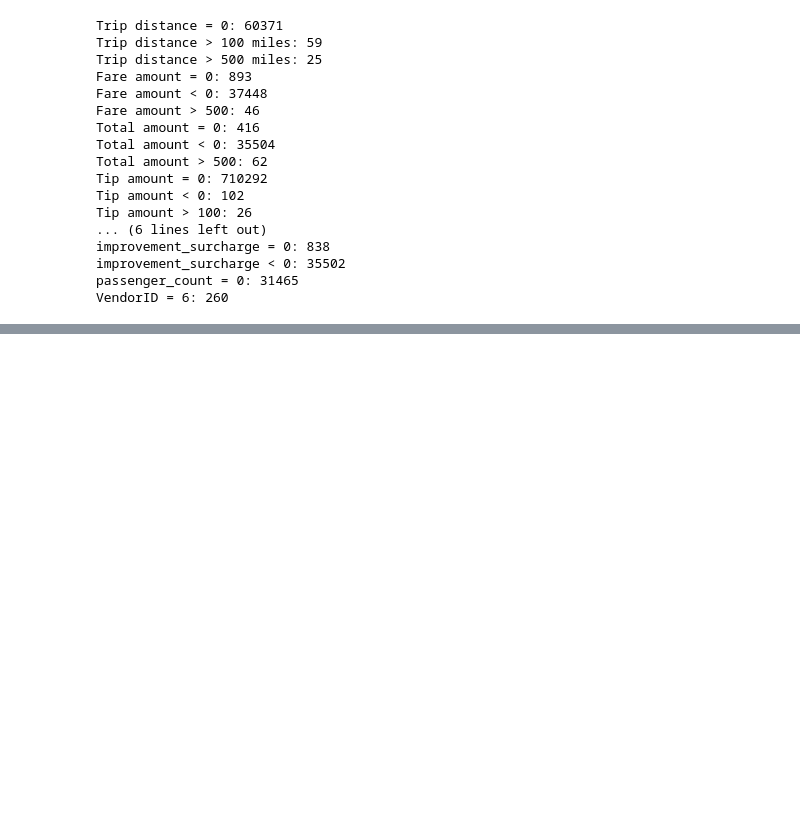
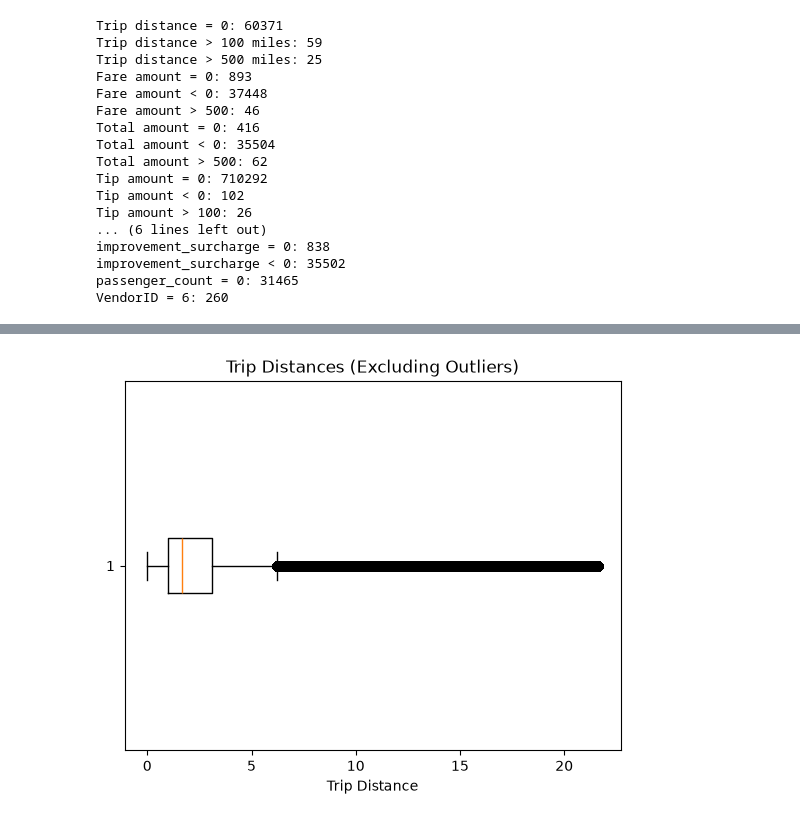
Before and after one commit to vnprr/nyc_tlc_de_lab, a Jupyter notebook: eda_yellow_trip_data.ipynb, the cells around one changed output, grey strips where cells are left out. Drawn from its saved outputs; the diff is of its cells as text; code cells hidden in the pictures; blank space fills up the shorter version.

```diff
--- a/eda_yellow_trip_data.ipynb
+++ b/eda_yellow_trip_data.ipynb
@@ -317,0 +409,9 @@ VendorID = 6: 260
+# %%
+distance_for_plot = df.loc[df["trip_distance"] <= distance_limit, "trip_distance"]
+
+plt.boxplot(distance_for_plot, orientation="horizontal")
+plt.xlabel("Trip Distance")
+plt.title("Trip Distances (Excluding Outliers)")
+plt.show()
+# %% [output]
+[figure, added]
```
Also changed, not shown: parts of 38 cells of this notebook, 2 other files.
